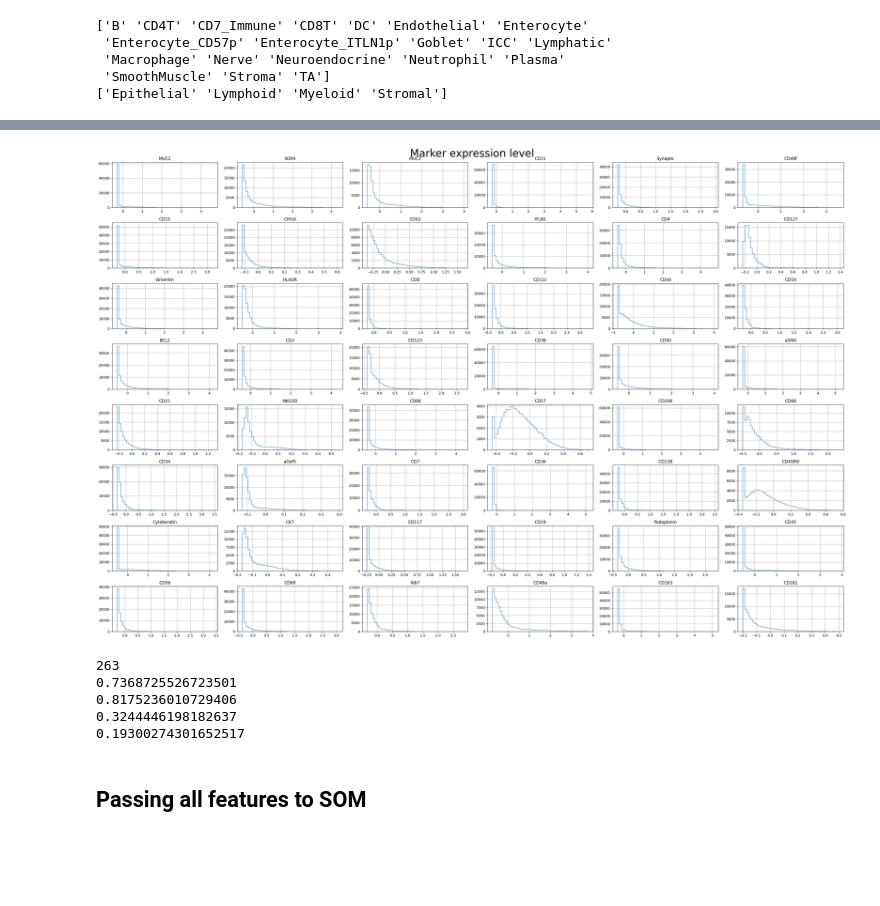
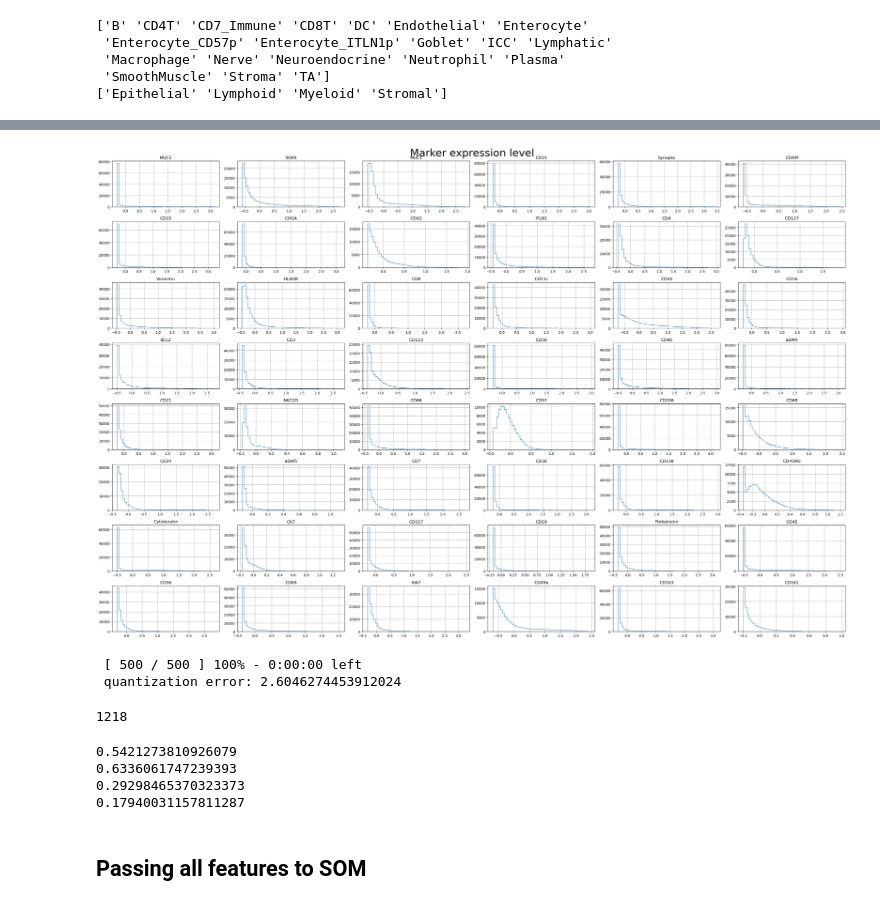
Before and after one commit to farkkilab/tribus, a Jupyter notebook: check_som_cluster.ipynb, the cells around one changed output, grey strips where cells are left out. Saved outputs shown, nothing was run; the diff lists cells and outputs as text; code cells hidden in the pictures; blank space fills up the shorter version.

```diff
--- a/check_som_cluster.ipynb
+++ b/check_som_cluster.ipynb
@@ -67,7 +69,7 @@ cols = ['MUC2', 'SOX9', 'MUC1', 'CD31', 'Synapto', 'CD49f', 'CD15',
        'CK7', 'CD117', 'CD19', 'Podoplanin', 'CD45', 'CD56', 'CD69',
        'Ki67', 'CD49a', 'CD163', 'CD161']
 
-Q = sample_data[cols].quantile(0.99)
+Q = sample_data[cols].quantile(0.999)
 
 sample_data = sample_data[~((sample_data[cols] > Q)).any(axis=1)]
 print(np.shape(sample_data))
@@ -80,7 +82,6 @@ print(np.unique(labels_true_2))
 
 grid_size = int(np.sqrt(np.sqrt(len(sample_data)) * 5))
 print(grid_size)
-marker_data = sample_data[cols].to_numpy()
-marker_data
+marker_data = np.arcsinh(sample_data[cols]).to_numpy()
 # %% [output]
 (110633, 56)
@@ -107,27 +95,37 @@ array([[-0.3042183 , -0.6080132 ,  0.16728087, ..., -0.5426361 ,
 # %%
-marker_expression(sample_data[cols], markers=None, save=False, fname=None, dpi='figure', log=False)
+marker_expression(np.arcsinh(sample_data[cols]), markers=None, save=False, fname=None, dpi='figure', log=False)
 # %% [output]
-[figure, old version]
+[figure, new version]
+# %%
+# Initialization and training
+som_shape = (grid_size, grid_size)
+som = MiniSom(som_shape[0], som_shape[1], marker_data.shape[1], sigma=.2, learning_rate=.5,
+              neighborhood_function='gaussian')
+
+som.train_batch(marker_data, 500, verbose=True)
+
+# each neuron represents a cluster
+winner_coordinates = np.array([som.winner(x) for x in marker_data]).T
+# with np.ravel_multi_index we convert the bidimensional
+# coordinates to a monodimensional index
+cluster_index = np.ravel_multi_index(winner_coordinates, som_shape)
+
+len(np.unique(cluster_index))
+# %% [output]
+ [ 500 / 500 ] 100% - 0:00:00 left
+ quantization error: 2.6046274453912024
+1218
 # %%
-som = SOM(m=grid_size, n=grid_size, dim=marker_data.shape[1], lr=1, sigma=1, random_state=None)
-som.fit(marker_data, epochs=1)
-predictions = som.predict(marker_data)
-unique, counts = np.unique(predictions, return_counts=True)
-
-print(len(unique))
-counts
-
 # A clustering result satisfies homogeneity if all of its clusters contain only data points which are members of a single class.
-print(homogeneity_score(labels_true_1, predictions))
-print(homogeneity_score(labels_true_2, predictions))
-print(completeness_score(labels_true_1, predictions))
-print(completeness_score(labels_true_2, predictions))
+print(homogeneity_score(labels_true_1, cluster_index))
+print(homogeneity_score(labels_true_2, cluster_index))
+print(completeness_score(labels_true_1, cluster_index))
+print(completeness_score(labels_true_2, cluster_index))
 # %% [output]
-263
-0.7368725526723501
-0.8175236010729406
-0.3244446198182637
-0.19300274301652517
+0.5421273810926079
+0.6336061747239393
+0.29298465370323373
+0.17940031157811287
 # %% [markdown]
 ## Passing all features to SOM
 # %%
```
Also changed, not shown: parts of 7 cells of this notebook, 1 other file.
